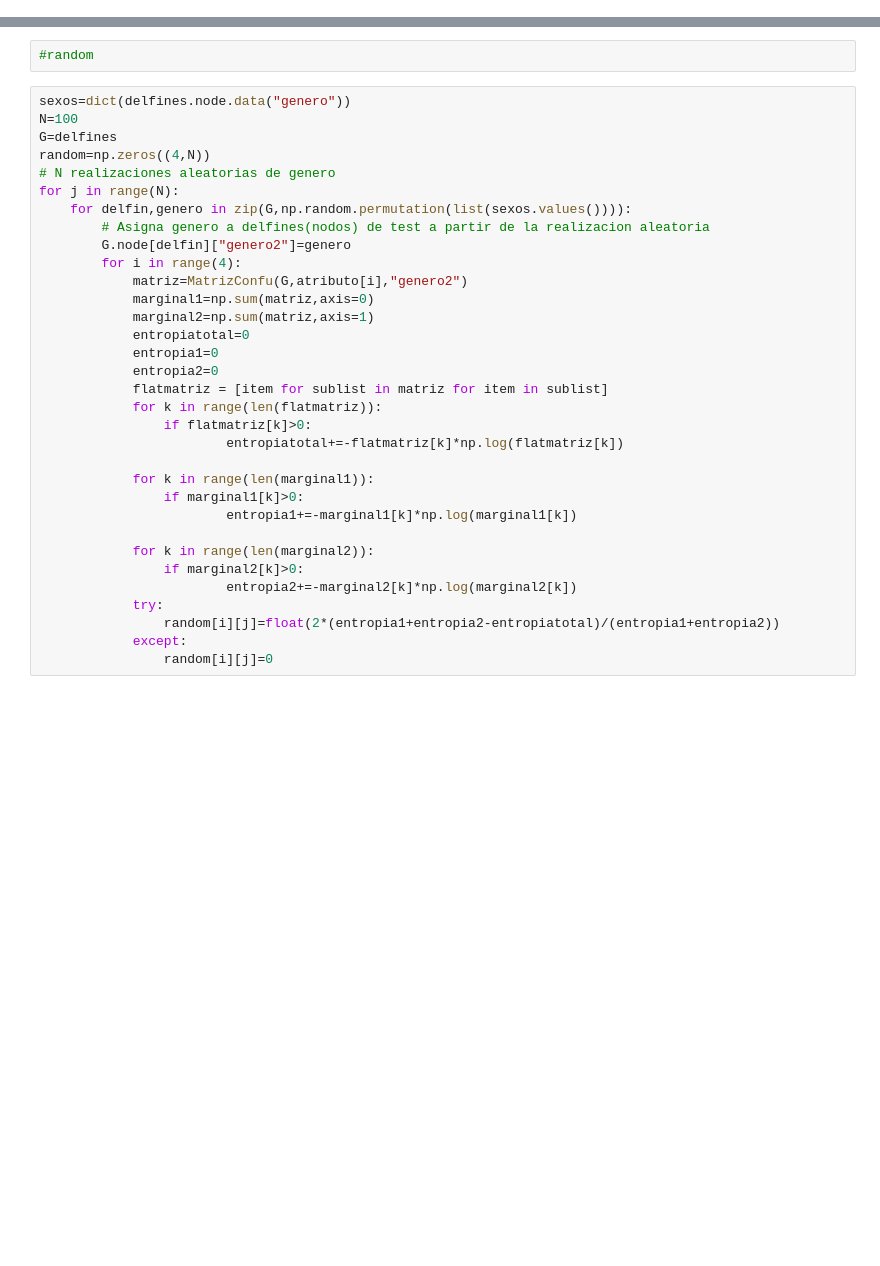
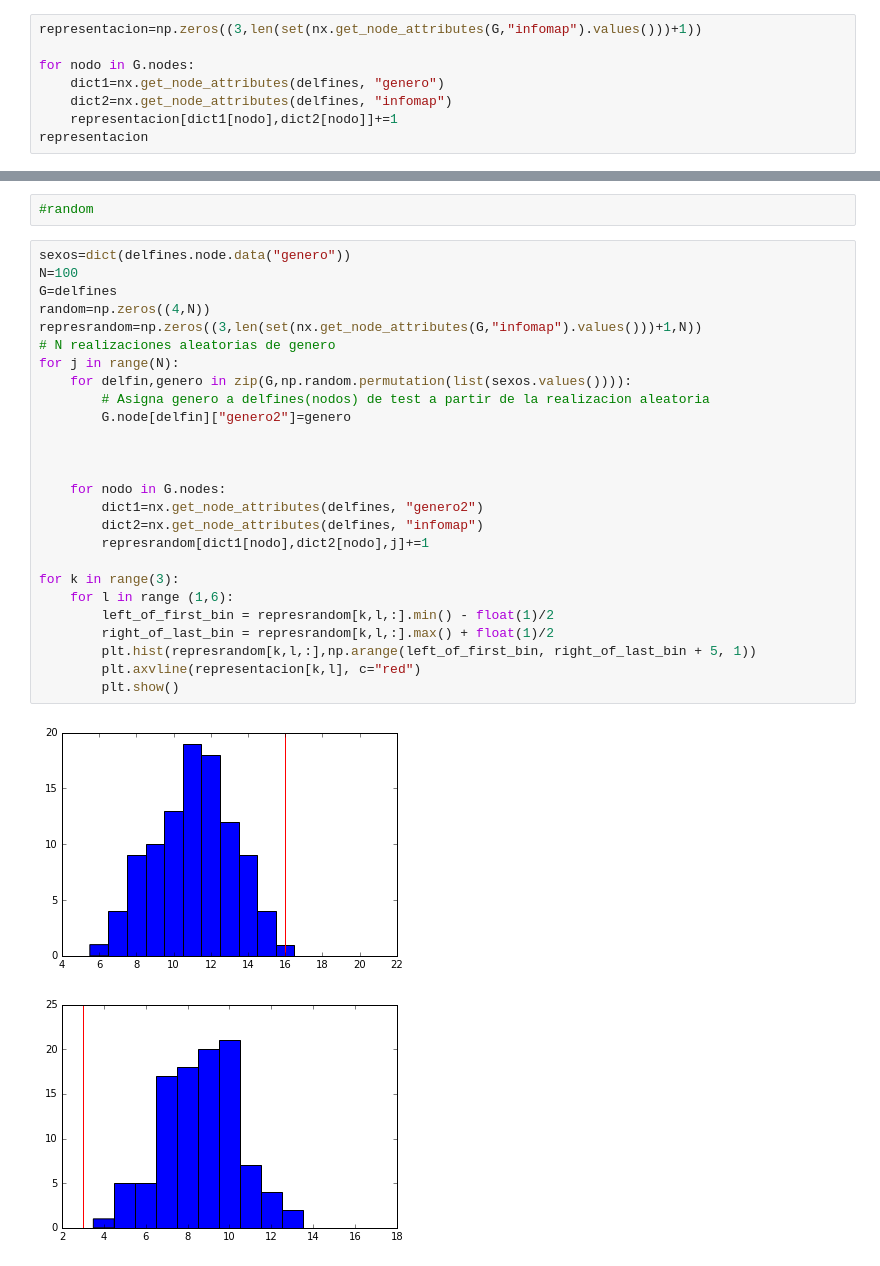
Before and after one commit to yuditsabet/TP3, a Jupyter notebook: tc03/TP3.ipynb, the cells around one changed output, grey strips where cells are left out. Cells and saved outputs as stored; diff of their text form; blank space fills up the shorter version.

```diff
--- a/tc03/TP3.ipynb
+++ b/tc03/TP3.ipynb
@@ -285,2 +288,10 @@ informacion
   0.24645512416119403,
   1.0]]
+# %%
+representacion=np.zeros((3,len(set(nx.get_node_attributes(G,"infomap").values()))+1))
+
+for nodo in G.nodes:
+    dict1=nx.get_node_attributes(delfines, "genero")
+    dict2=nx.get_node_attributes(delfines, "infomap")
+    representacion[dict1[nodo],dict2[nodo]]+=1
+representacion
@@ -289,33 +304,29 @@ informacion
 # %%
 sexos=dict(delfines.node.data("genero"))
 N=100
 G=delfines
 random=np.zeros((4,N))
+represrandom=np.zeros((3,len(set(nx.get_node_attributes(G,"infomap").values()))+1,N))
 # N realizaciones aleatorias de genero
 for j in range(N):
     for delfin,genero in zip(G,np.random.permutation(list(sexos.values()))):
         # Asigna genero a delfines(nodos) de test a partir de la realizacion aleatoria
         G.node[delfin]["genero2"]=genero
-        for i in range(4):
-            matriz=MatrizConfu(G,atributo[i],"genero2")
-            marginal1=np.sum(matriz,axis=0)
-            marginal2=np.sum(matriz,axis=1)
-            entropiatotal=0
-            entropia1=0
-            entropia2=0
-            flatmatriz = [item for sublist in matriz for item in sublist]
-            for k in range(len(flatmatriz)):
-                if flatmatriz[k]>0:
-                        entropiatotal+=-flatmatriz[k]*np.log(flatmatriz[k])
 
-            for k in range(len(marginal1)):
-                if marginal1[k]>0:
-                        entropia1+=-marginal1[k]*np.log(marginal1[k])
 
-            for k in range(len(marginal2)):
-                if marginal2[k]>0:
-                        entropia2+=-marginal2[k]*np.log(marginal2[k])
-            try:
-                random[i][j]=float(2*(entropia1+entropia2-entropiatotal)/(entropia1+entropia2))
-            except:
-                random[i][j]=0
+
+    for nodo in G.nodes:
+        dict1=nx.get_node_attributes(delfines, "genero2")
+        dict2=nx.get_node_attributes(delfines, "infomap")
+        represrandom[dict1[nodo],dict2[nodo],j]+=1
+
+for k in range(3):
+    for l in range (1,6):
+        left_of_first_bin = represrandom[k,l,:].min() - float(1)/2
+        right_of_last_bin = represrandom[k,l,:].max() + float(1)/2
+        plt.hist(represrandom[k,l,:],np.arange(left_of_first_bin, right_of_last_bin + 5, 1))
+        plt.axvline(representacion[k,l], c="red")
+        plt.show()
+# %% [output]
+[figure, added]
+[figure, added]
```
Also changed, not shown: parts of 11 cells of this notebook.
